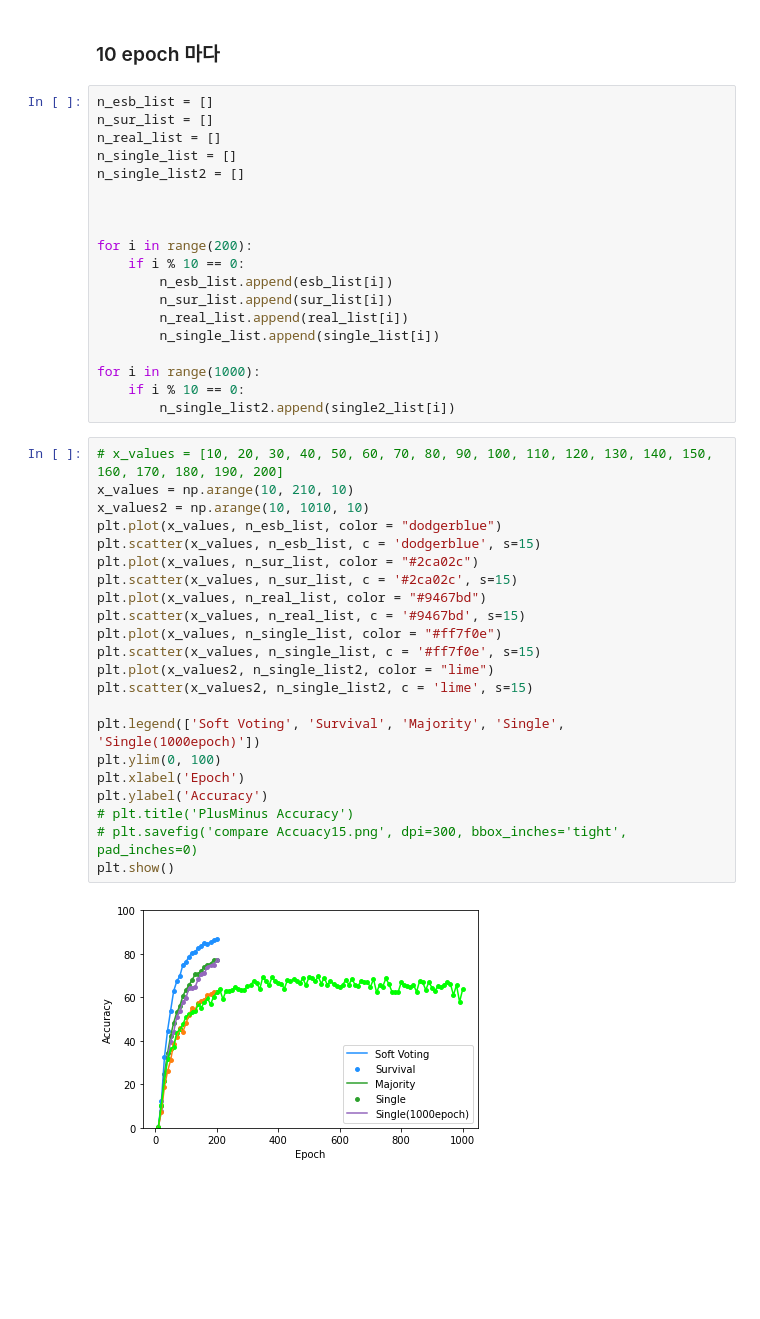
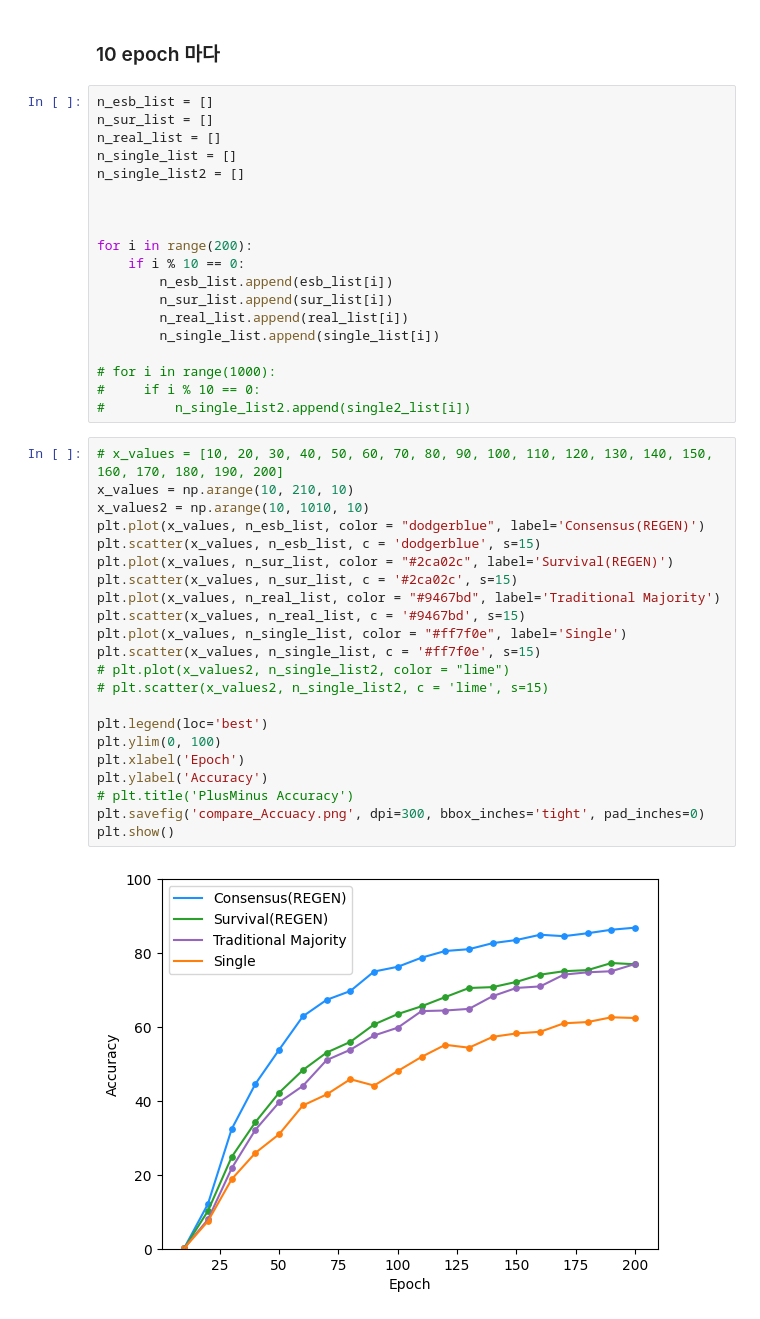
Before and after one commit to aaajeong/Ensemble-for-Generative-Models, a Jupyter notebook: String Arithmetic/code/get_graph.ipynb, the cells around one changed output. Drawn from its saved outputs; the diff is of its cells as text; blank space fills up the shorter version.

```diff
--- a/String Arithmetic/code/get_graph.ipynb
+++ b/String Arithmetic/code/get_graph.ipynb
@@ -169,30 +169,30 @@ for i in range(200):
         n_real_list.append(real_list[i])
         n_single_list.append(single_list[i])
 
-for i in range(1000):
-    if i % 10 == 0:
-        n_single_list2.append(single2_list[i])
+# for i in range(1000):
+#     if i % 10 == 0:
+#         n_single_list2.append(single2_list[i])
 # %%
 # x_values = [10, 20, 30, 40, 50, 60, 70, 80, 90, 100, 110, 120, 130, 140, 150, 160, 170, 180, 190, 200]
 x_values = np.arange(10, 210, 10)
 x_values2 = np.arange(10, 1010, 10)
-plt.plot(x_values, n_esb_list, color = "dodgerblue")
+plt.plot(x_values, n_esb_list, color = "dodgerblue", label='Consensus(REGEN)')
 plt.scatter(x_values, n_esb_list, c = 'dodgerblue', s=15)
-plt.plot(x_values, n_sur_list, color = "#2ca02c")
+plt.plot(x_values, n_sur_list, color = "#2ca02c", label='Survival(REGEN)')
 plt.scatter(x_values, n_sur_list, c = '#2ca02c', s=15)
-plt.plot(x_values, n_real_list, color = "#9467bd")
+plt.plot(x_values, n_real_list, color = "#9467bd", label='Traditional Majority')
 plt.scatter(x_values, n_real_list, c = '#9467bd', s=15)
-plt.plot(x_values, n_single_list, color = "#ff7f0e")
+plt.plot(x_values, n_single_list, color = "#ff7f0e", label='Single')
 plt.scatter(x_values, n_single_list, c = '#ff7f0e', s=15)
-plt.plot(x_values2, n_single_list2, color = "lime")
-plt.scatter(x_values2, n_single_list2, c = 'lime', s=15)
+# plt.plot(x_values2, n_single_list2, color = "lime")
+# plt.scatter(x_values2, n_single_list2, c = 'lime', s=15)
 
-plt.legend(['Soft Voting', 'Survival', 'Majority', 'Single', 'Single(1000epoch)'])
+plt.legend(loc='best')
 plt.ylim(0, 100)
 plt.xlabel('Epoch')
 plt.ylabel('Accuracy')
 # plt.title('PlusMinus Accuracy')
-# plt.savefig('compare Accuacy15.png', dpi=300, bbox_inches='tight', pad_inches=0)
+plt.savefig('compare_Accuacy.png', dpi=300, bbox_inches='tight', pad_inches=0)
 plt.show()
 # %% [output]
-[figure, old version]
+[figure, new version]
```
Also changed, not shown: parts of 1 cell of this notebook, 6 other files.
